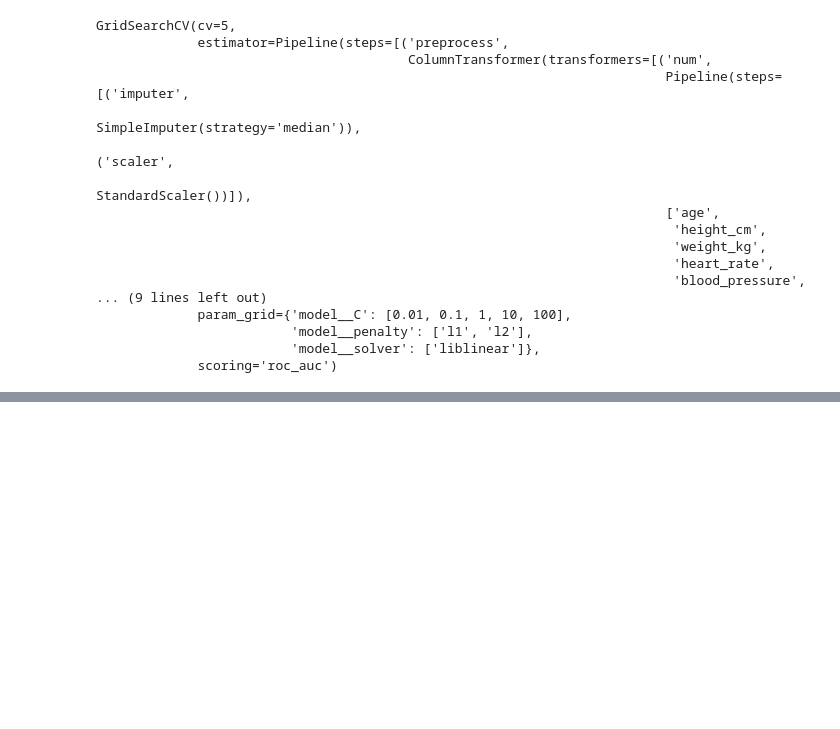
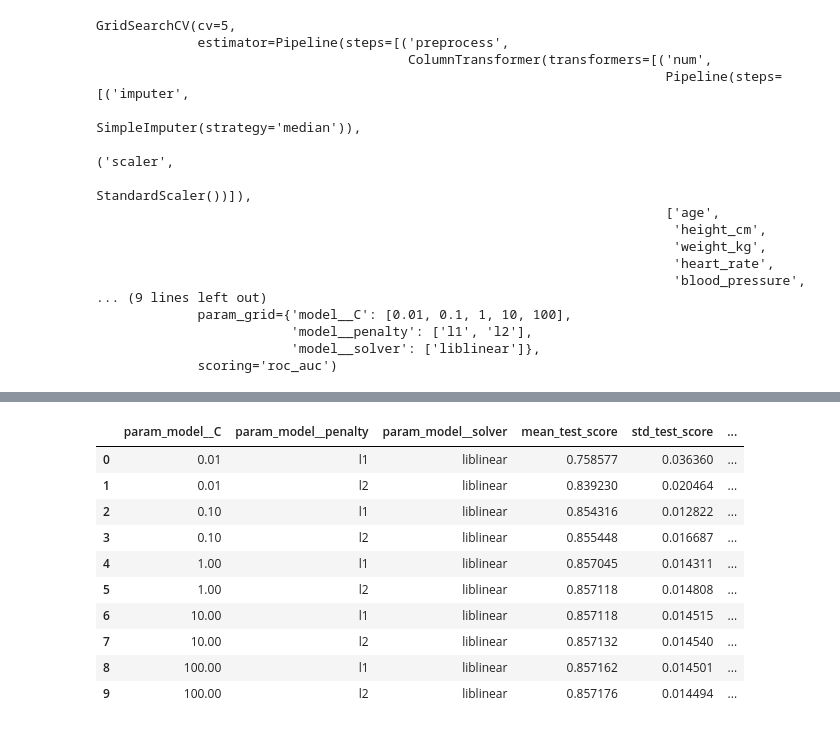
Before and after one commit to sharat25ai-dev/Machine_Learning_Projects, a Jupyter notebook: notebook.ipynb, the cells around one changed output, grey strips where cells are left out. Saved outputs shown, nothing was run; the diff lists cells and outputs as text; code cells hidden in the pictures; blank space fills up the shorter version.

```diff
--- a/notebook.ipynb
+++ b/notebook.ipynb
@@ -409 +422,19 @@ print(grid.best_score_)
+# %%
+results = grid.cv_results_
+df_results = pd.DataFrame(results)
+# %%
+df_results[['param_model__C', 'param_model__penalty', 'param_model__solver','mean_test_score',
+       'std_test_score', 'rank_test_score']]
+# %% [output]
+|  | param_model__C | param_model__penalty | param_model__solver | mean_test_score | std_test_score | ... |
+| 0 | 0.01 | l1 | liblinear | 0.758577 | 0.036360 | ... |
+| 1 | 0.01 | l2 | liblinear | 0.839230 | 0.020464 | ... |
+| 2 | 0.10 | l1 | liblinear | 0.854316 | 0.012822 | ... |
+| 3 | 0.10 | l2 | liblinear | 0.855448 | 0.016687 | ... |
+| 4 | 1.00 | l1 | liblinear | 0.857045 | 0.014311 | ... |
+| 5 | 1.00 | l2 | liblinear | 0.857118 | 0.014808 | ... |
+| 6 | 10.00 | l1 | liblinear | 0.857118 | 0.014515 | ... |
+| 7 | 10.00 | l2 | liblinear | 0.857132 | 0.014540 | ... |
+| 8 | 100.00 | l1 | liblinear | 0.857162 | 0.014501 | ... |
+| 9 | 100.00 | l2 | liblinear | 0.857176 | 0.014494 | ... |
 # %% [markdown]
```
Also changed, not shown: parts of 17 cells of this notebook.
